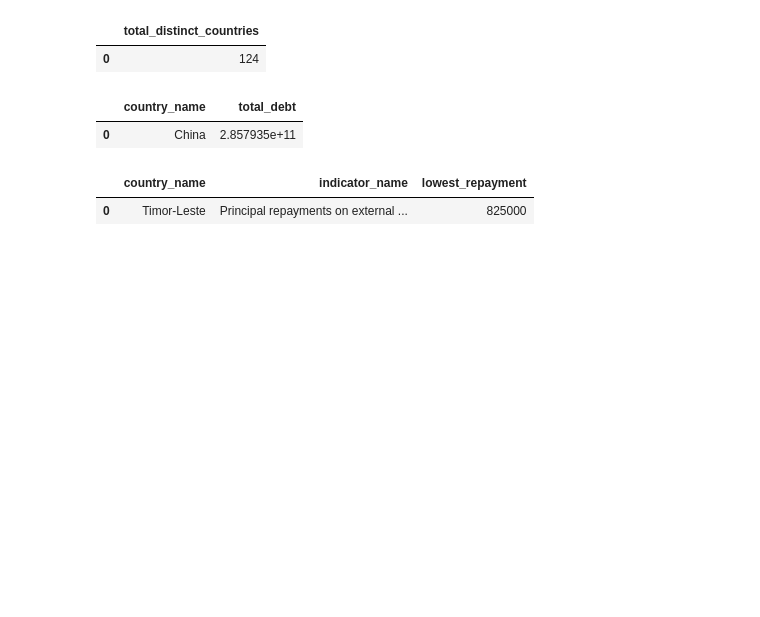
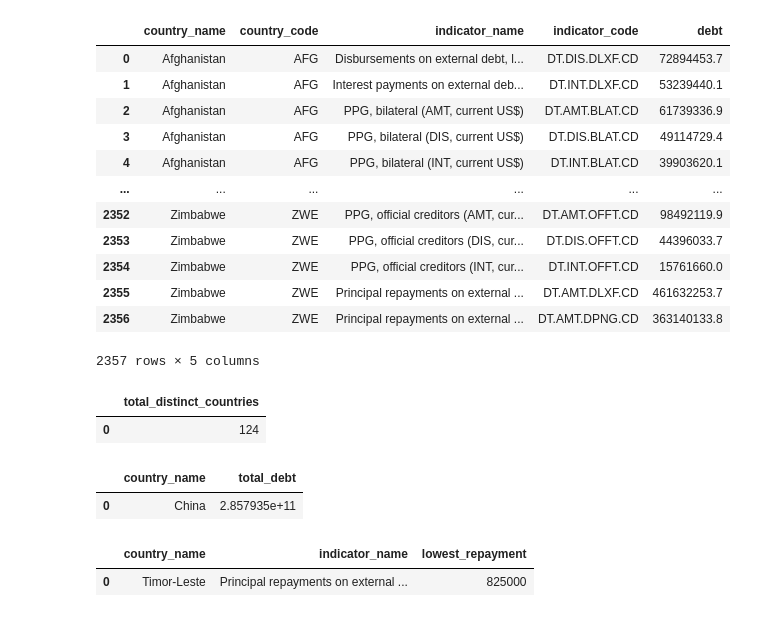
Before and after one commit to izalayane/analyze-international-debt-sql, a Jupyter notebook: notebook.ipynb, the cells around one changed output. Cells and saved outputs as stored; diff of their text form; code cells hidden in the pictures; blank space fills up the shorter version.

Commit message:
dataBase add

```diff
--- a/notebook.ipynb
+++ b/notebook.ipynb
@@ -23,12 +23,30 @@ Below is a description of the table you will be working with:
 
 You will execute SQL queries to answer three questions, as listed in the instructions.
 # %%
--- num_distinct_countries
-SELECT COUNT(DISTINCT country_name) AS total_distinct_countries
+-- Data Base
+SELECT *
 FROM international_debt;
 # %% [output]
-|  | total_distinct_countries |
-| 0 | 124 |
+|  | country_name | country_code | indicator_name | indicator_code | debt |
+| 0 | Afghanistan | AFG | Disbursements on external debt, l... | DT.DIS.DLXF.CD | 72894453.7 |
+| 1 | Afghanistan | AFG | Interest payments on external deb... | DT.INT.DLXF.CD | 53239440.1 |
+| 2 | Afghanistan | AFG | PPG, bilateral (AMT, current US$) | DT.AMT.BLAT.CD | 61739336.9 |
+| 3 | Afghanistan | AFG | PPG, bilateral (DIS, current US$) | DT.DIS.BLAT.CD | 49114729.4 |
+| 4 | Afghanistan | AFG | PPG, bilateral (INT, current US$) | DT.INT.BLAT.CD | 39903620.1 |
+| ... | ... | ... | ... | ... | ... |
+| 2352 | Zimbabwe | ZWE | PPG, official creditors (AMT, cur... | DT.AMT.OFFT.CD | 98492119.9 |
+| 2353 | Zimbabwe | ZWE | PPG, official creditors (DIS, cur... | DT.DIS.OFFT.CD | 44396033.7 |
+| 2354 | Zimbabwe | ZWE | PPG, official creditors (INT, cur... | DT.INT.OFFT.CD | 15761660.0 |
+| 2355 | Zimbabwe | ZWE | Principal repayments on external ... | DT.AMT.DLXF.CD | 461632253.7 |
+| 2356 | Zimbabwe | ZWE | Principal repayments on external ... | DT.AMT.DPNG.CD | 363140133.8 |
+2357 rows × 5 columns
+# %%
+-- num_distinct_countries
+SELECT COUNT(DISTINCT country_name) AS total_distinct_countries
+FROM international_debt;
+# %% [output]
+|  | total_distinct_countries |
+| 0 | 124 |
 # %%
 -- highest_debt_country
 SELECT country_name, SUM(debt) AS total_debt
```
Also changed, not shown: 1 other file.
